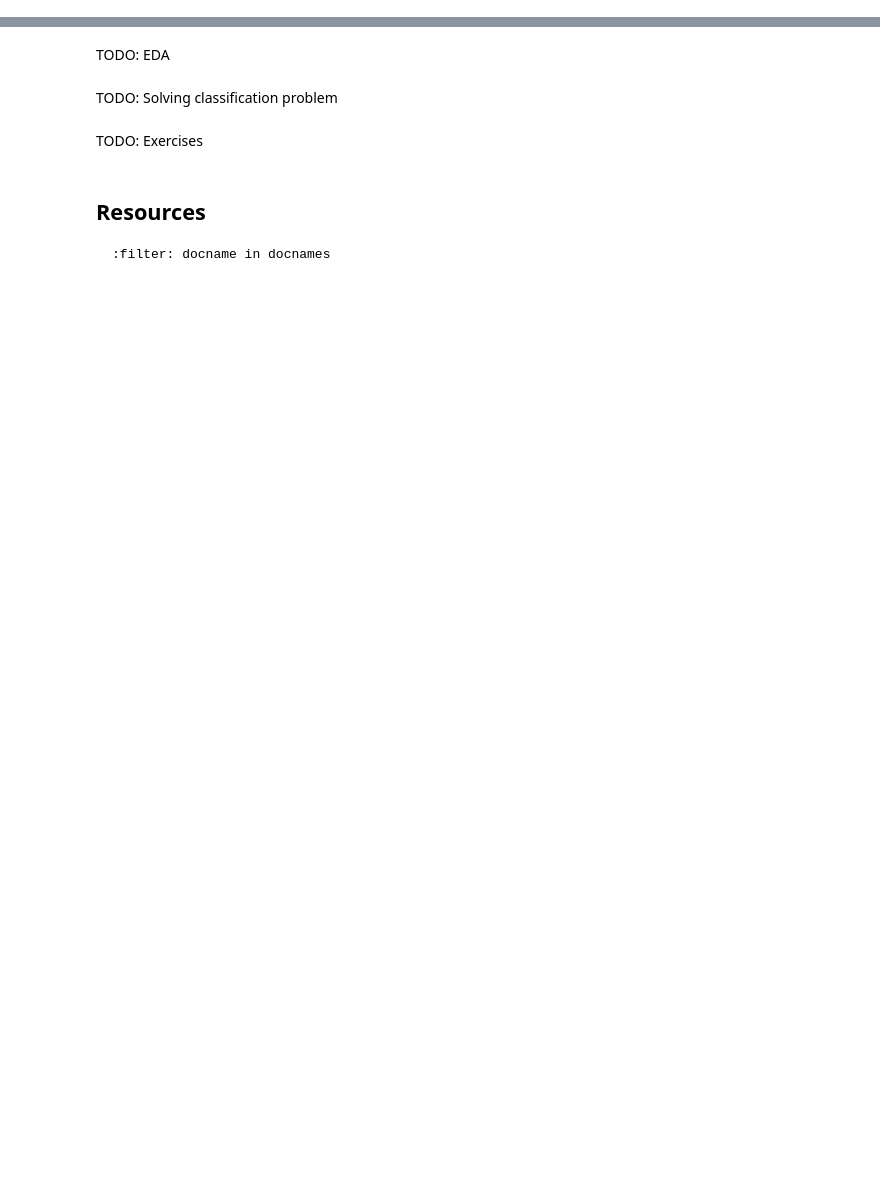
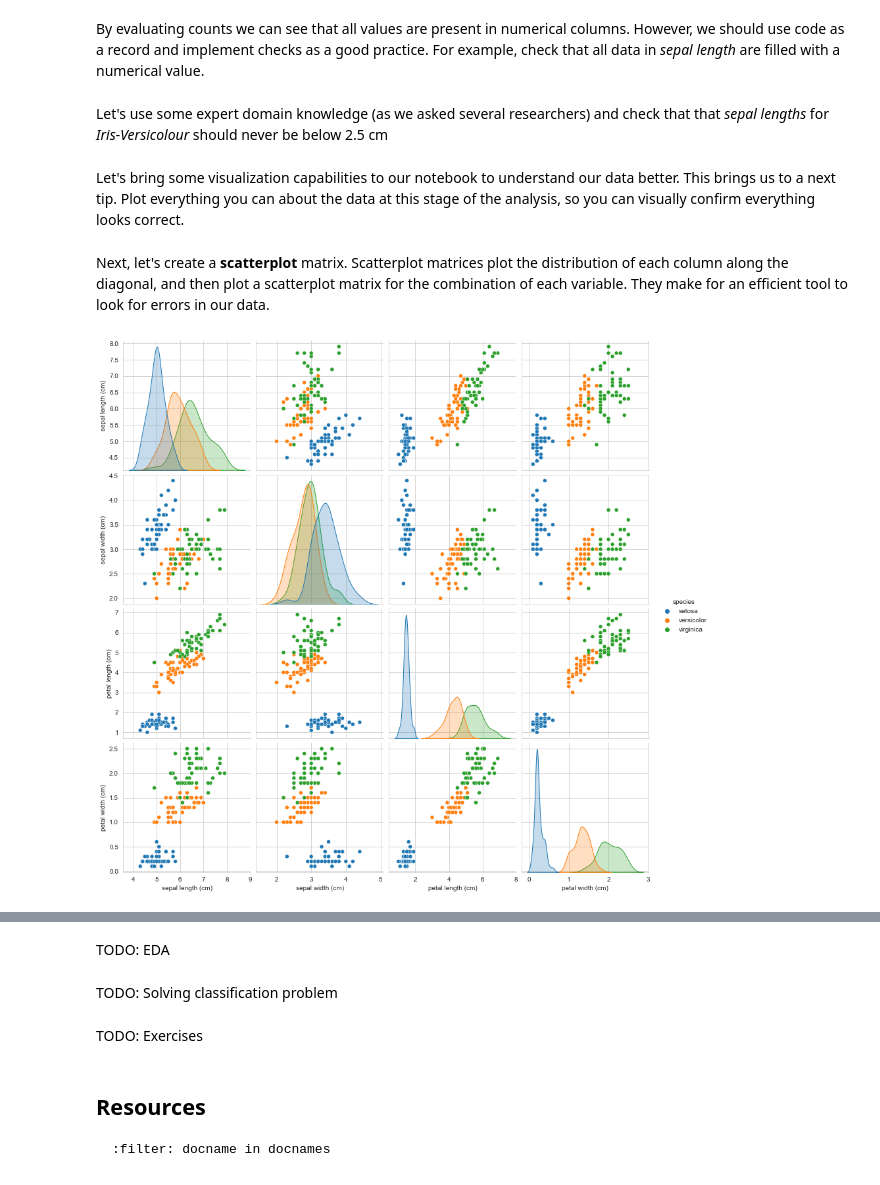
Before and after one commit to strvcom/ds-academy, a Jupyter notebook: lectures/01_lecture/motivational_example.ipynb, the cells around one changed output, grey strips where cells are left out. Saved outputs shown, nothing was run; the diff lists cells and outputs as text; code cells hidden in the pictures; blank space fills up the shorter version.

Commit message:
feat: implement the first section of the example

```diff
--- a/lectures/01_lecture/motivational_example.ipynb
+++ b/lectures/01_lecture/motivational_example.ipynb
@@ -26,0 +48,5 @@ TODO: load dataset
+# %%
+from sklearn.datasets import load_iris
+
+iris_data = load_iris(as_frame=True)
+print(iris_data.DESCR)
@@ -26,0 +73,6 @@ TODO: load dataset
+# %%
+import pandas as pd
+
+data_df = pd.DataFrame(data=iris_data.data, columns=iris_data.feature_names)
+data_df['species'] = pd.Series(iris_data.target).map(lambda i: iris_data.target_names[i])
+data_df.head()
@@ -26,0 +108,2 @@ TODO: load dataset
+# %% [markdown]
+By evaluating counts we can see that all values are present in numerical columns. However, we should use code as a record and implement checks as a good practice. For example, check that all data in _sepal length_ are filled with a numerical value.
@@ -26,0 +112,2 @@ TODO: load dataset
+# %% [markdown]
+Let's use some expert domain knowledge (as we asked several researchers) and check that that _sepal lengths_ for _Iris-Versicolour_ should never be below 2.5 cm
@@ -26,0 +116,2 @@ TODO: load dataset
+# %% [markdown]
+Let's bring some visualization capabilities to our notebook to understand our data better. This brings us to a next tip. Plot everything you can about the data at this stage of the analysis, so you can visually confirm everything looks correct.
@@ -26,0 +123,6 @@ TODO: load dataset
+# %% [markdown]
+Next, let's create a **scatterplot** matrix. Scatterplot matrices plot the distribution of each column along the diagonal, and then plot a scatterplot matrix for the combination of each variable. They make for an efficient tool to look for errors in our data.
+# %%
+sns.pairplot(data_df, hue='species', height=3);
+# %% [output]
+[figure, added]
```
Also changed, not shown: parts of 14 cells of this notebook.
